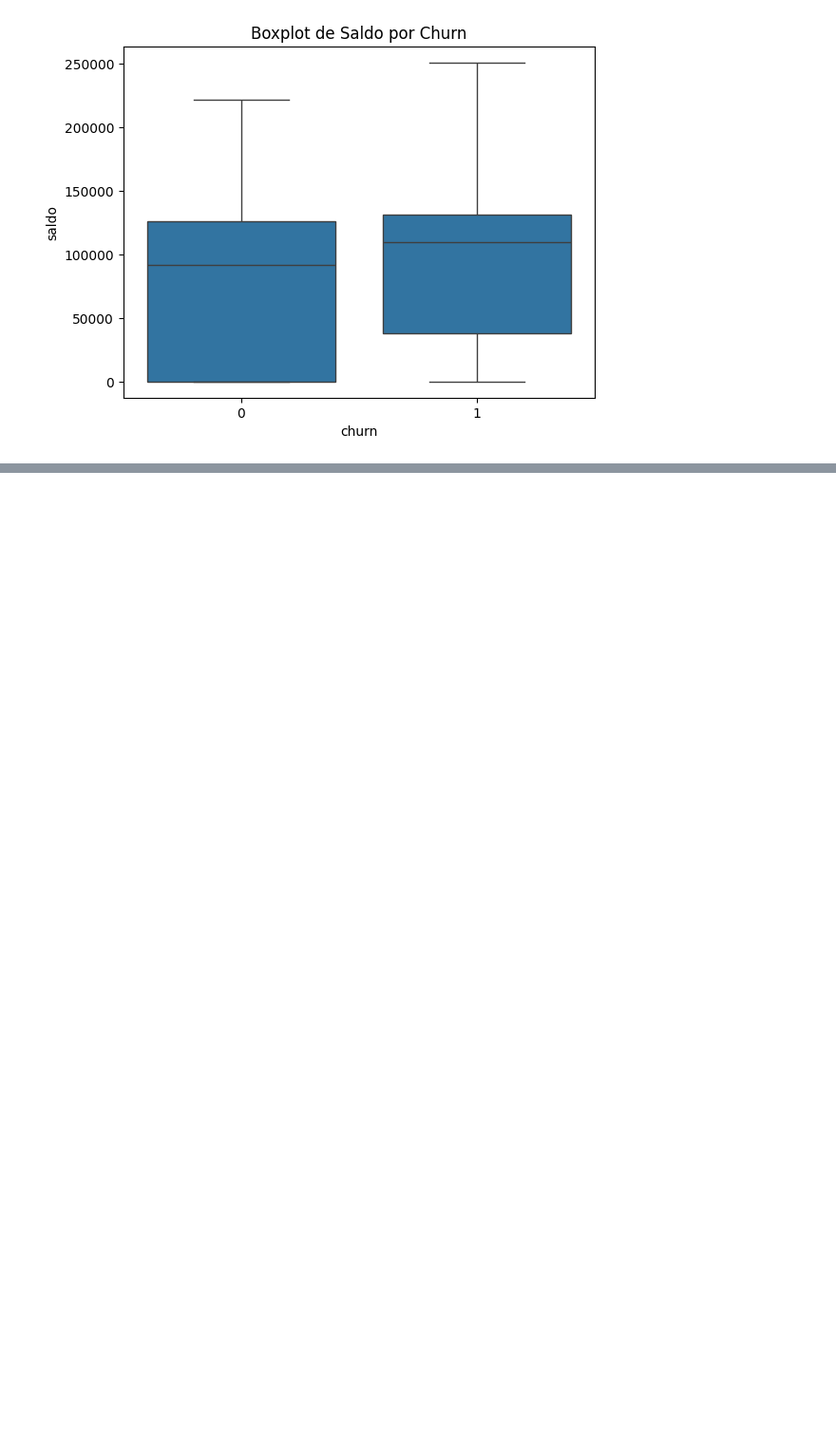
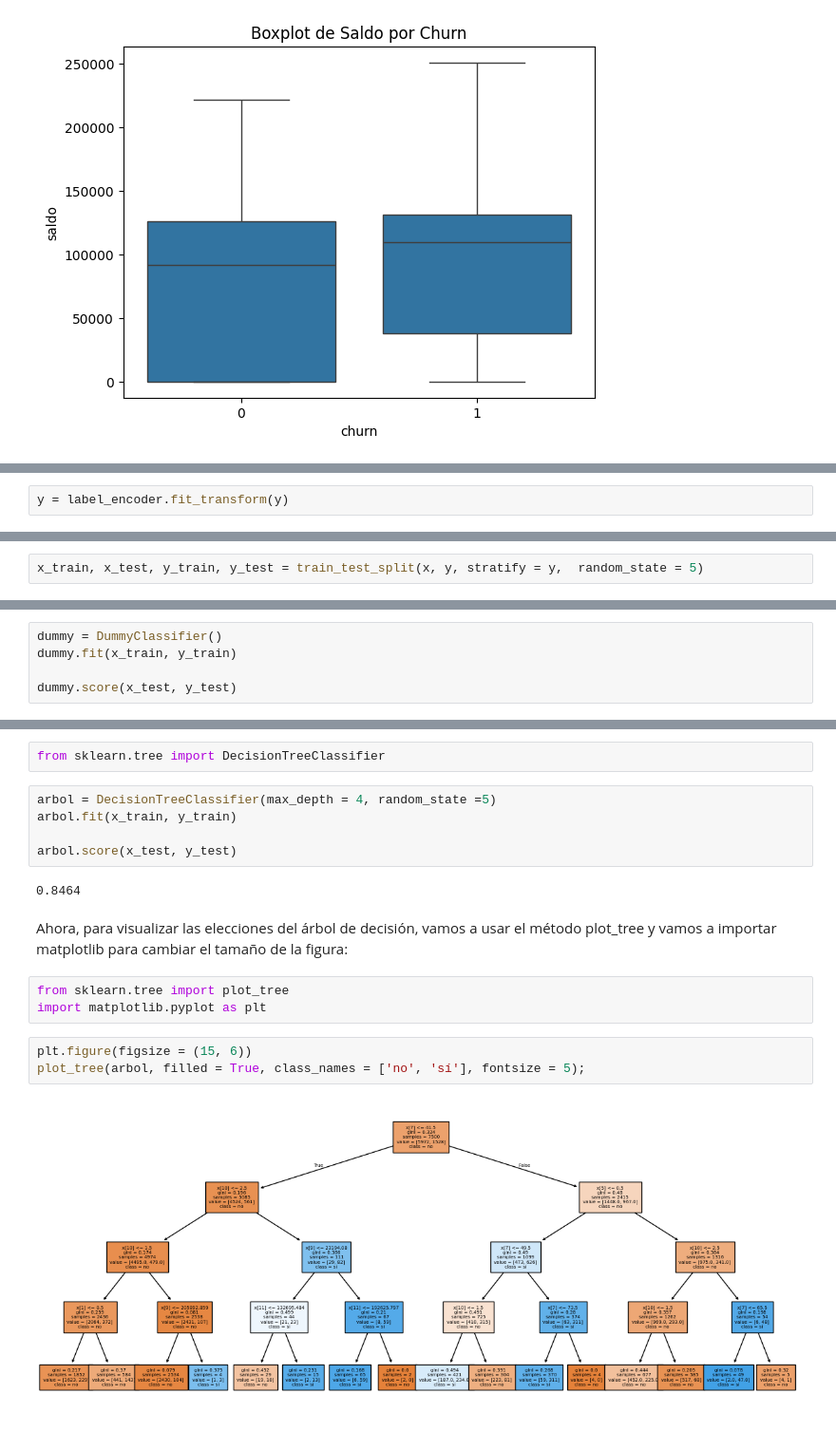
Before and after one commit to Danny3431/2080-html-css-header-footer-variables, a Jupyter notebook: Churn_de_clientes_desafio_machine_learning.ipynb, the cells around one changed output, grey strips where cells are left out. Shown at 95% size. Saved outputs shown, nothing was run; the diff lists cells and outputs as text; blank space fills up the shorter version.

```diff
--- a/Churn_de_clientes_desafio_machine_learning.ipynb
+++ b/Churn_de_clientes_desafio_machine_learning.ipynb
@@ -171,0 +264,2 @@ plt.show()
+# %%
+y = label_encoder.fit_transform(y)
@@ -171,0 +280,2 @@ plt.show()
+# %%
+x_train, x_test, y_train, y_test = train_test_split(x, y, stratify = y,  random_state = 5)
@@ -171,0 +292,5 @@ plt.show()
+# %%
+dummy = DummyClassifier()
+dummy.fit(x_train, y_train)
+
+dummy.score(x_test, y_test)
@@ -171,0 +308,19 @@ plt.show()
+# %%
+from sklearn.tree import DecisionTreeClassifier
+# %%
+arbol = DecisionTreeClassifier(max_depth = 4, random_state =5)
+arbol.fit(x_train, y_train)
+
+arbol.score(x_test, y_test)
+# %% [output]
+0.8464
+# %% [markdown]
+Ahora, para visualizar las elecciones del árbol de decisión, vamos a usar el método plot_tree y vamos a importar matplotlib para cambiar el tamaño de la figura:
+# %%
+from sklearn.tree import plot_tree
+import matplotlib.pyplot as plt
+# %%
+plt.figure(figsize = (15, 6))
+plot_tree(arbol, filled = True, class_names = ['no', 'sí'], fontsize = 5);
+# %% [output]
+[figure, added]
```
Also changed, not shown: parts of 26 cells of this notebook.
